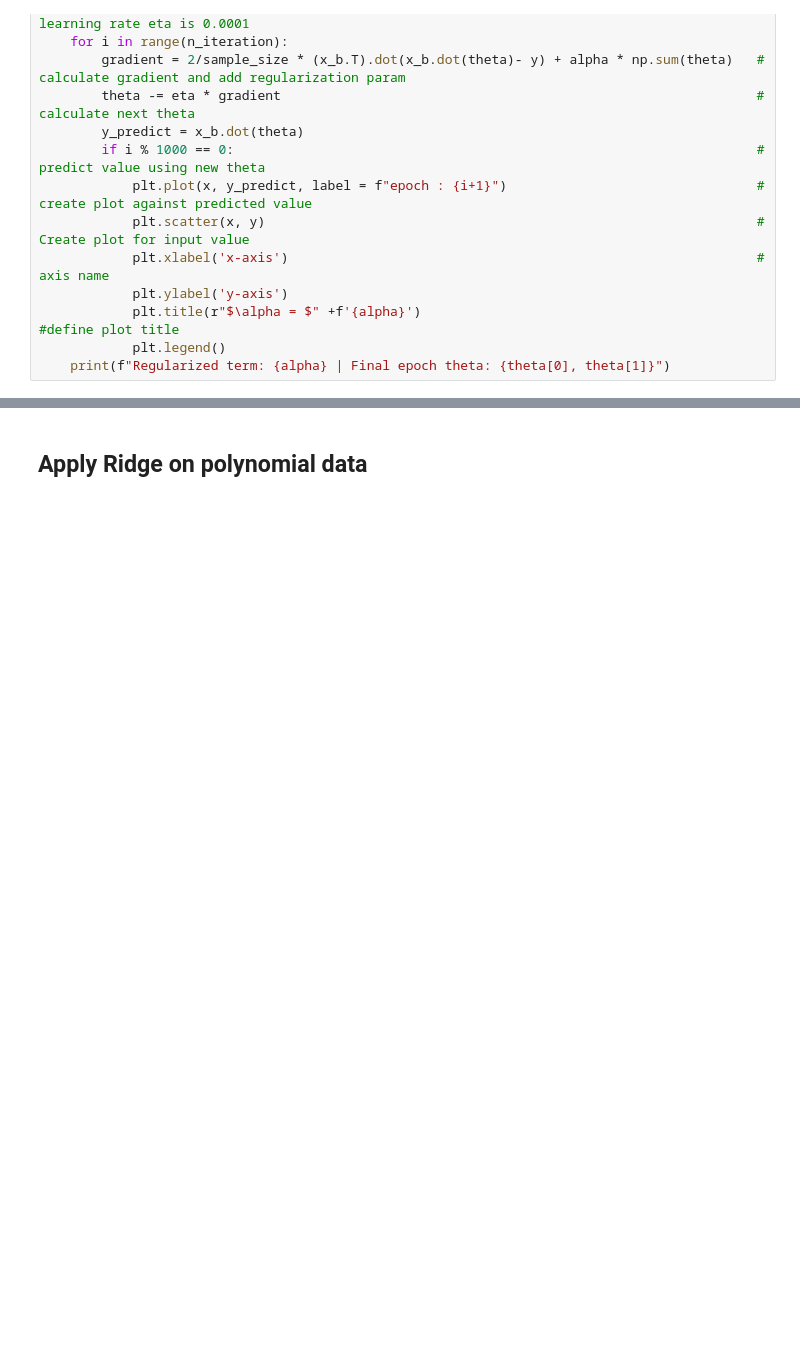
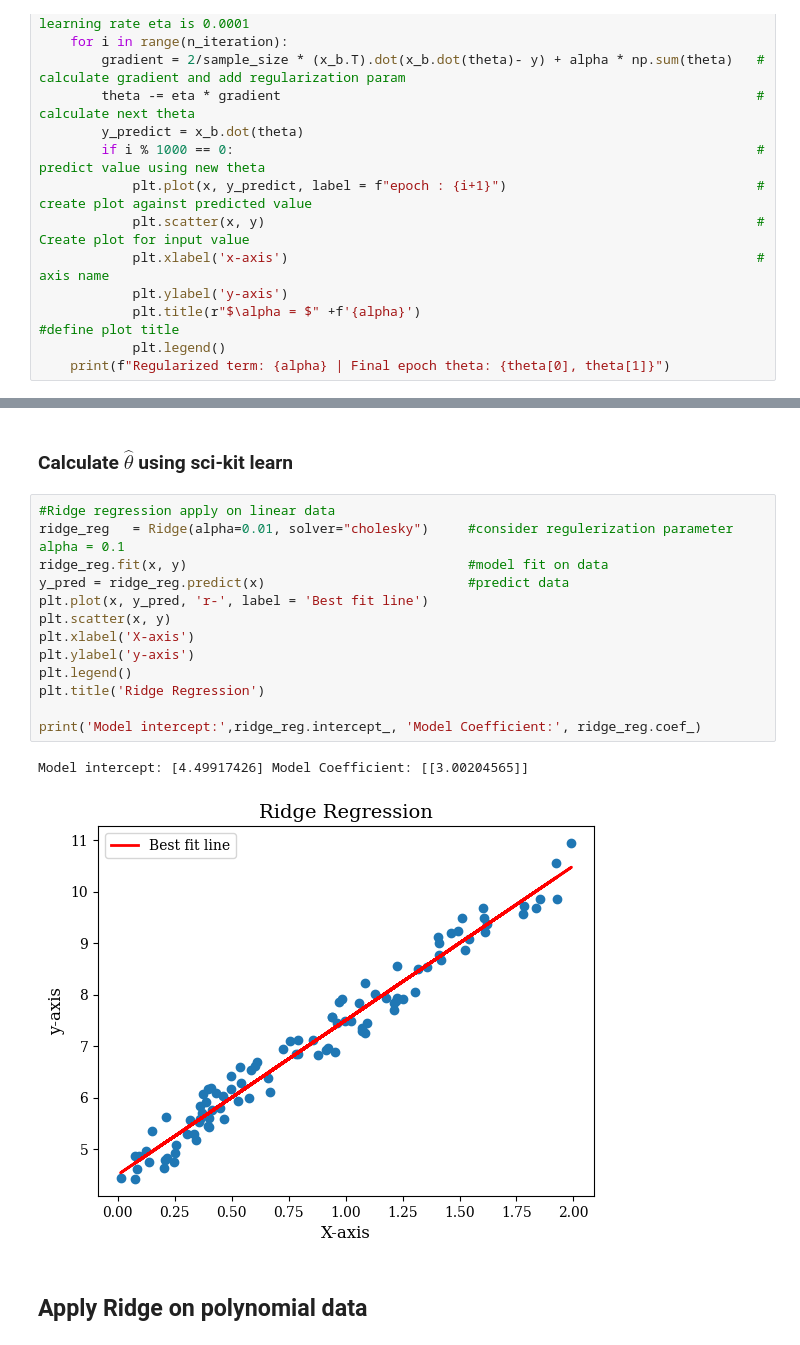
Before and after one commit to rohit-kamble1/Machine_Learning, a Jupyter notebook: ML-Algorithms/ridge_regression.ipynb, the cells around one changed output, grey strips where cells are left out. Saved outputs shown, nothing was run; the diff lists cells and outputs as text; blank space fills up the shorter version.

```diff
--- a/ML-Algorithms/ridge_regression.ipynb
+++ b/ML-Algorithms/ridge_regression.ipynb
@@ -91,3 +92,21 @@ Regularized term: 10 | Final epoch theta: (array([-0.20942516]), array([1.564110
+# %% [markdown]
+### Calculate $\hat{\theta}$ using sci-kit learn
+# %%
+#Ridge regression apply on linear data
+ridge_reg	= Ridge(alpha=0.01,	solver="cholesky")     #consider regulerization parameter alpha = 0.1
+ridge_reg.fit(x, y)                                    #model fit on data
+y_pred = ridge_reg.predict(x)                          #predict data
+plt.plot(x, y_pred, 'r-', label = 'Best fit line')
+plt.scatter(x, y)
+plt.xlabel('X-axis')
+plt.ylabel('y-axis')
+plt.legend()
+plt.title('Ridge Regression')
+
+print('Model intercept:',ridge_reg.intercept_, 'Model Coefficient:', ridge_reg.coef_)
+# %% [output]
+Model intercept: [4.49917426] Model Coefficient: [[3.00204565]]
+[figure, added]
 # %% [markdown]
 ## Apply Ridge on polynomial data
 # %% [markdown]
```
Also changed, not shown: parts of 7 cells of this notebook, 2 other files.
